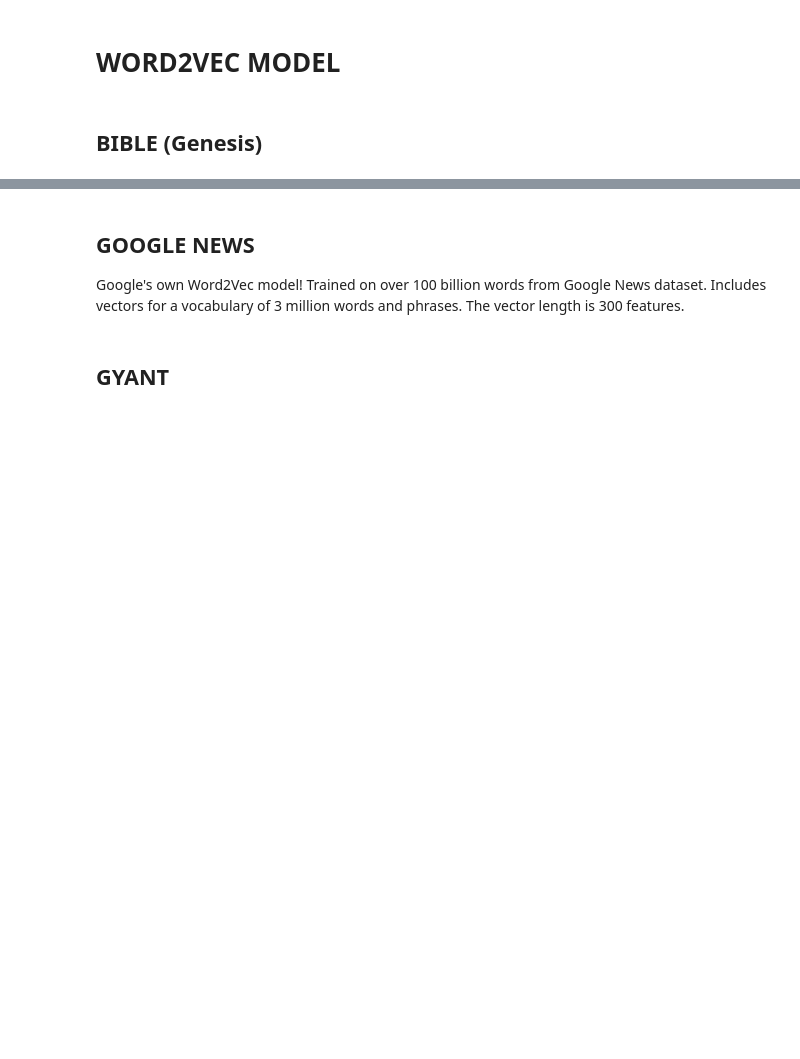
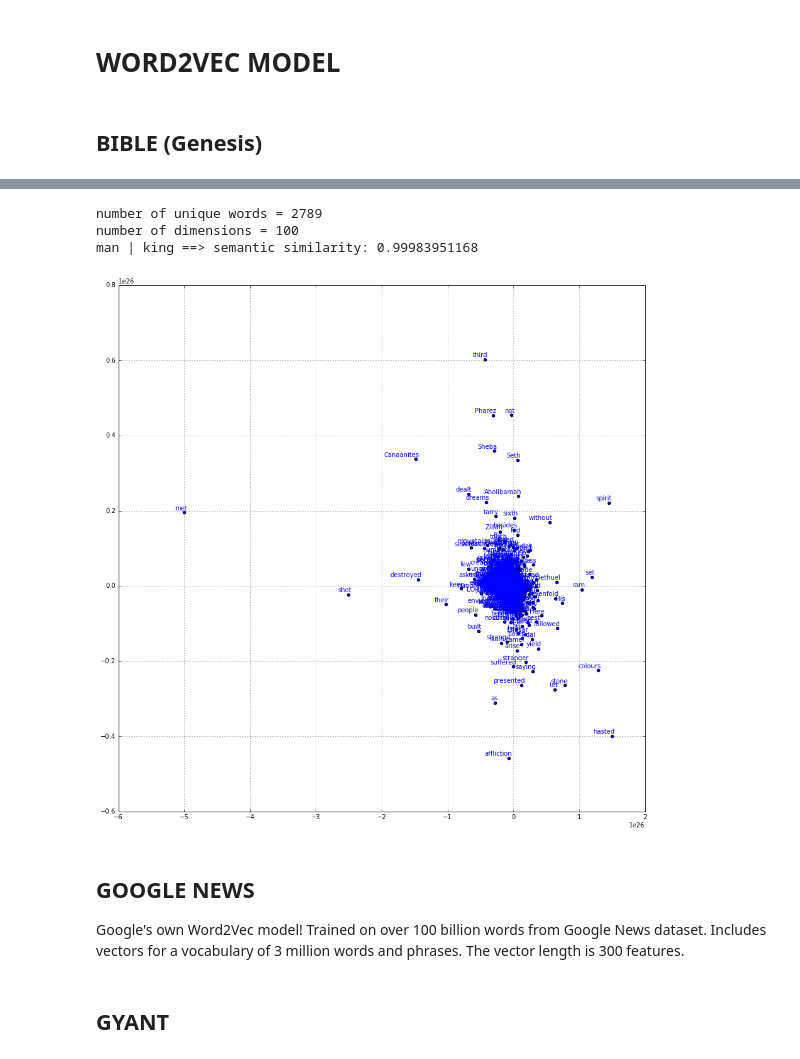
Before and after one commit to marwin-ko/projects, a Jupyter notebook: gyant/word2vec_model.ipynb, the cells around one changed output, grey strips where cells are left out. Saved outputs shown, nothing was run; the diff lists cells and outputs as text; code cells hidden in the pictures; blank space fills up the shorter version.

```diff
--- a/gyant/word2vec_model.ipynb
+++ b/gyant/word2vec_model.ipynb
@@ -29,3 +36,29 @@ print sentences[0]
+# %%
+w2v = Word2Vec(sentences, min_count=1, workers=2)
+labels = w2v.index2word
+vectors = w2v.syn0
+tisney = TSNE(n_components=2, random_state=42)
+vectors2d = tisney.fit_transform(vectors)
+# %%
+print 'number of unique words = {}'.format(vectors.shape[0])
+print 'number of dimensions = {}'.format(vectors.shape[1])
+print 'man | king ==> semantic similarity: {}'.format(w2v.similarity('man','king'))
+# %% [output]
+number of unique words = 2789
+number of dimensions = 100
+man | king ==> semantic similarity: 0.99983951168
+# %%
+plt.figure(figsize=(15, 15))
+for i, label in enumerate(labels):
+    if i > 1500:
+        break
+    x, y = vectors2d[i,:]
+    plt.scatter(x, y)
+    plt.annotate(label, xy=(x, y), xytext=(5, 2), textcoords='offset points', ha='right', va='bottom',color='b')
+plt.grid(True)
+plt.show()
+# %% [output]
+[figure, added]
 # %% [markdown]
 ## GOOGLE NEWS
 
```
Also changed, not shown: parts of 9 cells of this notebook, 1 other file.
